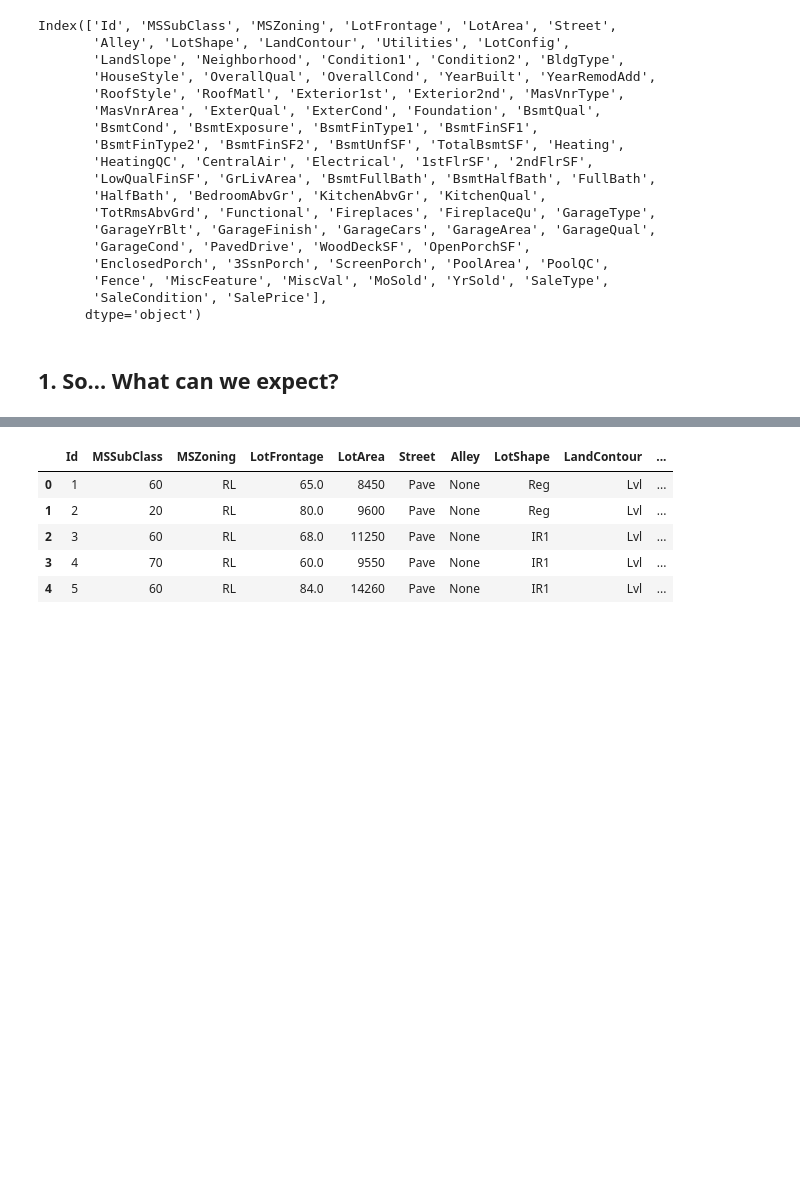
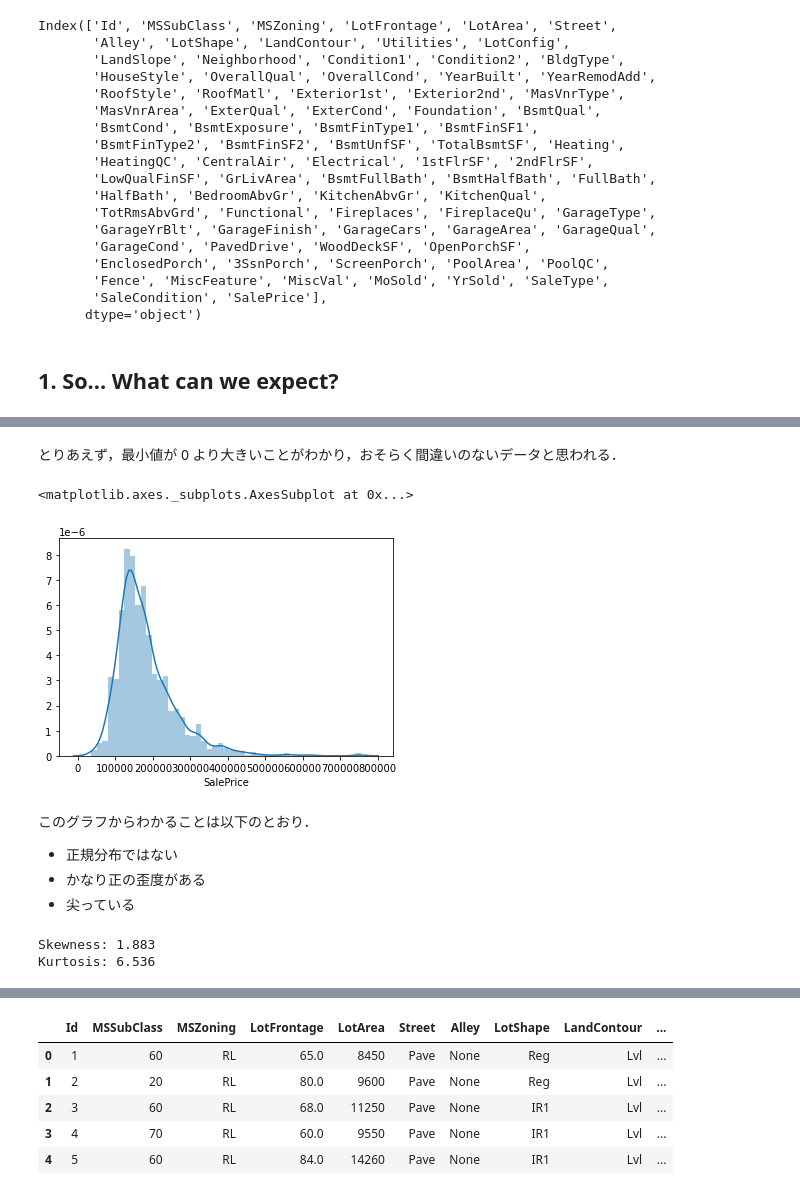
Before and after one commit to gnkm/kaggle.house-prices, a Jupyter notebook: notebooks/EDA.ipynb, the cells around one changed output, grey strips where cells are left out. Cells and saved outputs as stored; diff of their text form; code cells hidden in the pictures; blank space fills up the shorter version.

```diff
--- a/notebooks/EDA.ipynb
+++ b/notebooks/EDA.ipynb
@@ -83,0 +101,19 @@ data/input/eda_expectation.csv に保存した．
+# %% [markdown]
+とりあえず，最小値が 0 より大きいことがわかり，おそらく間違いのないデータと思われる．
+# %%
+sns.distplot(df_train['SalePrice'])
+# %% [output]
+<matplotlib.axes._subplots.AxesSubplot at 0x...>
+[figure, added]
+# %% [markdown]
+このグラフからわかることは以下のとおり．
+
+- 正規分布ではない
+- かなり正の歪度がある
+- 尖っている
+# %%
+print('Skewness: {s:.3f}'.format(s=df_train['SalePrice'].skew()))
+print('Kurtosis: {k:.3f}'.format(k=df_train['SalePrice'].kurt()))
+# %% [output]
+Skewness: 1.883
+Kurtosis: 6.536
```
Also changed, not shown: parts of 19 cells of this notebook.
